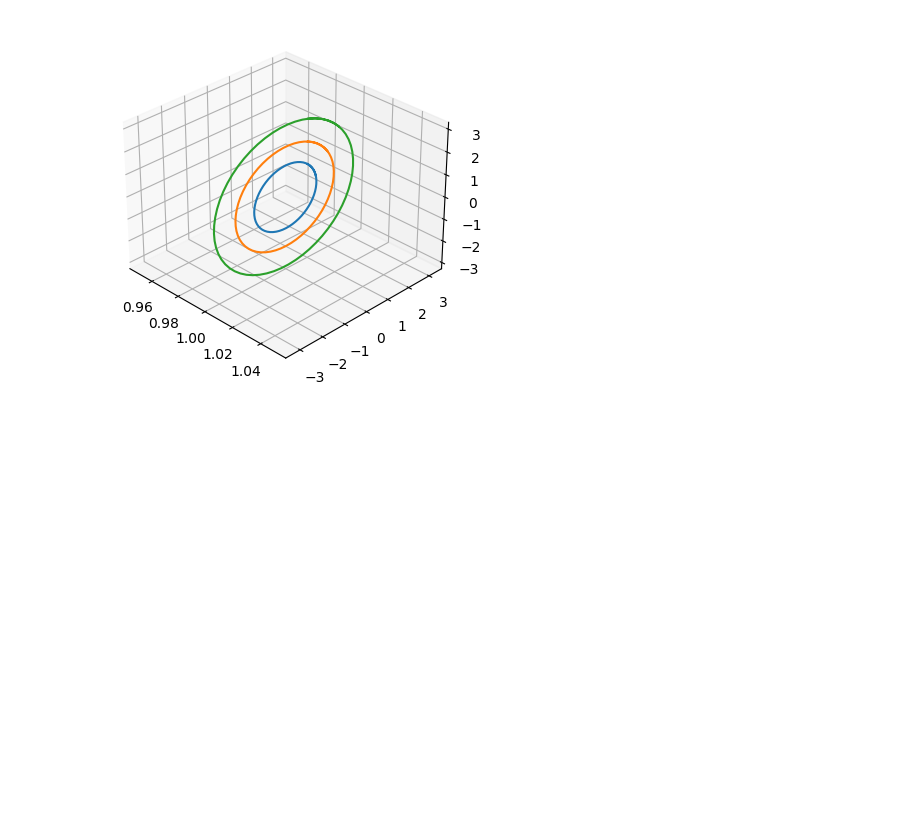
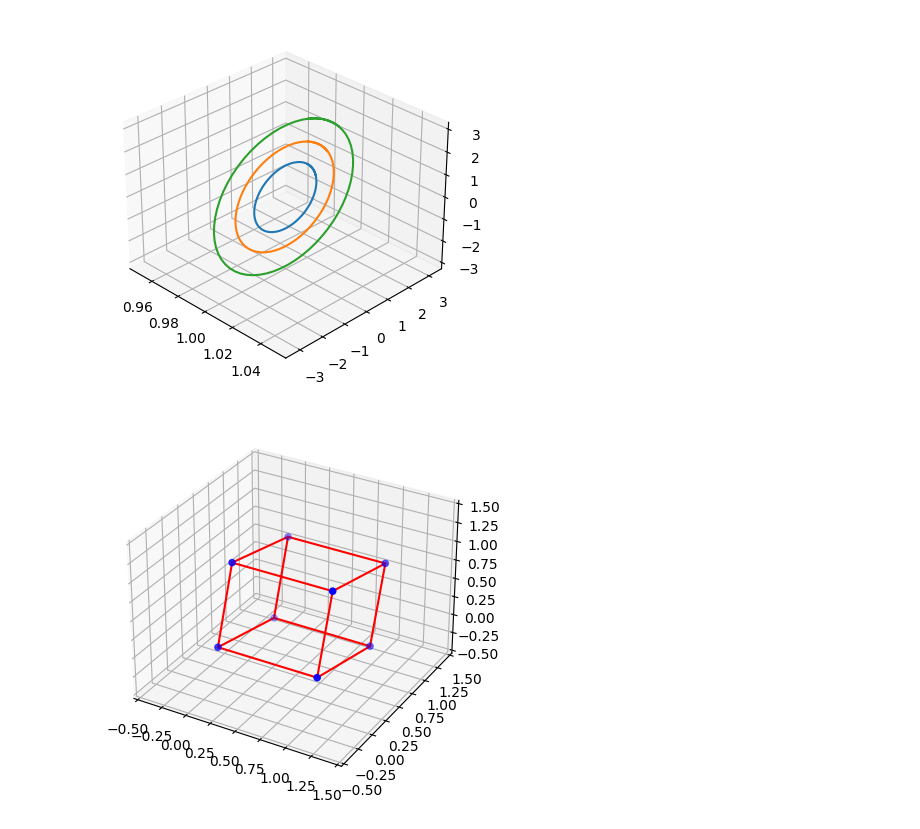
Before and after one commit to wlinds/mte, a Jupyter notebook: vectors.ipynb, the cells around one changed output. Saved outputs shown, nothing was run; the diff lists cells and outputs as text; code cells hidden in the pictures; blank space fills up the shorter version.

Commit message:
add cube rotation fn

```diff
--- a/vectors.ipynb
+++ b/vectors.ipynb
@@ -146,3 +148,39 @@ def plot_3d_rotation(degrees=90, steps=4):
 plot_3d_rotation(degrees=6.125, steps=64)
 # %% [output]
 [figure]
+# %%
+# Now we use theta as argument to set rotation
+
+def plot_cube(vertices, theta_x=0):
+    # define the 12 edges of the cube by specifying the pairs of vertices that make up each edge
+    edges = [(0,1), (1,2), (2,3), (3,0), (4,5), (5,6), (6,7), (7,4), (0,4), (1,5), (2,6), (3,7)]
+
+    # create a 3D figure and set the projection to '3d'
+    fig = plt.figure()
+    ax = fig.add_subplot(111, projection='3d')
+
+    # rotate the vertices around the x-axis by theta_x
+    rotate_x = np.array([[1, 0, 0],
+                         [0, np.cos(theta_x), -np.sin(theta_x)],
+                         [0, np.sin(theta_x), np.cos(theta_x)]])
+    vertices = vertices @ rotate_x #matmul
+
+    # plot the vertices as blue dots
+    ax.scatter(vertices[:,0], vertices[:,1], vertices[:,2], c='blue', marker='o')
+
+    # plot the edges as lines connecting the vertices
+    for edge in edges:
+        start = vertices[edge[0]]
+        end = vertices[edge[1]]
+        ax.plot([start[0], end[0]], [start[1], end[1]], [start[2], end[2]], c='red')
+
+    ax.set_xlim([-.5,1.5])
+    ax.set_ylim([-.5,1.5])
+    ax.set_zlim([-.5,1.5])
+
+    plt.show()
+
+vertices = np.array([[0,0,0], [1,0,0], [1,1,0], [0,1,0], [0,0,1], [1,0,1], [1,1,1], [0,1,1]])
+plot_cube(vertices, np.pi/12)
+# %% [output]
+[figure, added]
```
Also changed, not shown: parts of 2 cells of this notebook.
